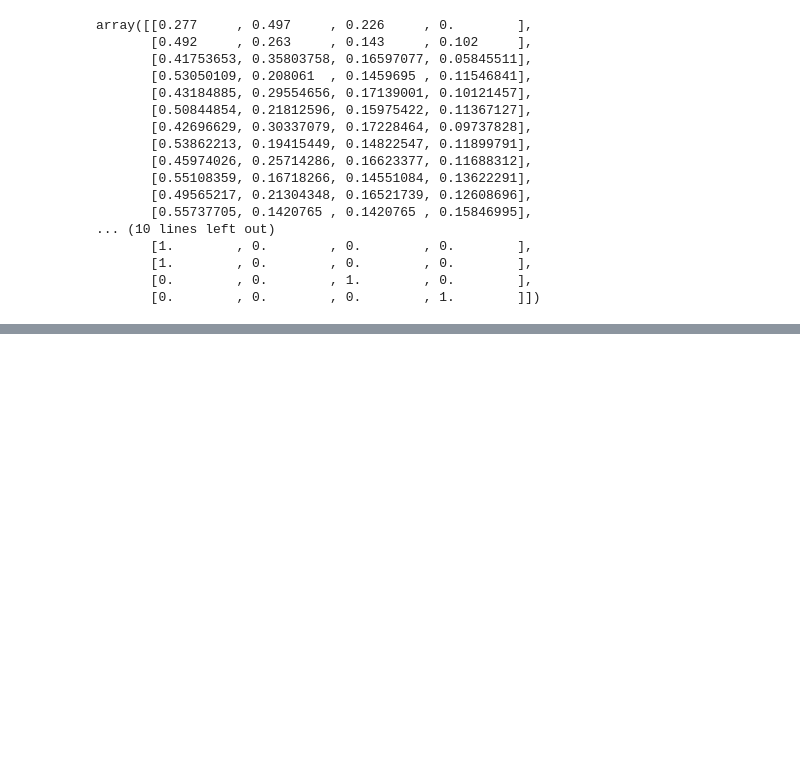
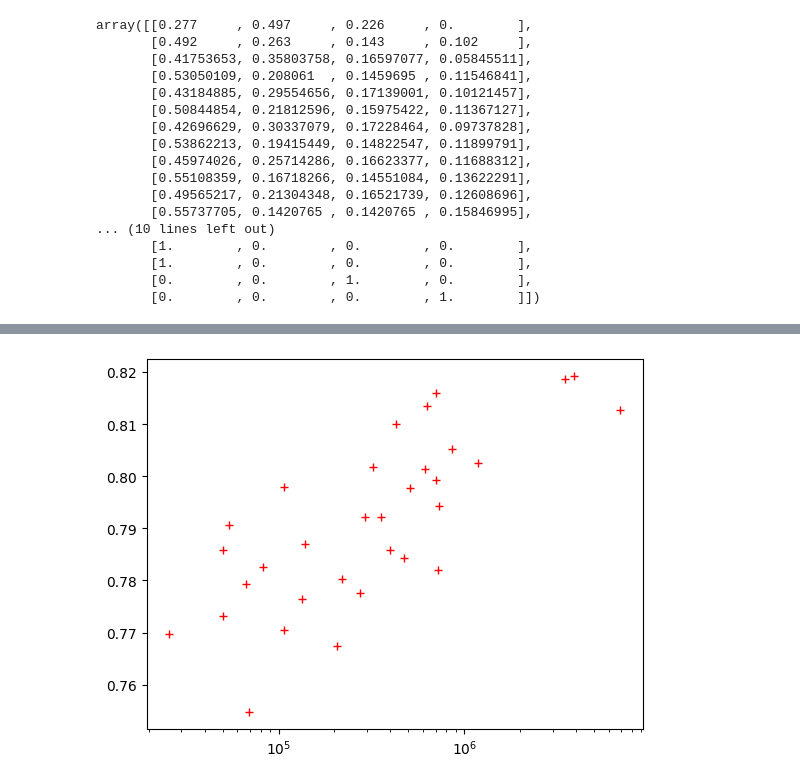
Before and after one commit to coni26/Intents_classification, a Jupyter notebook: result_analysis.ipynb, the cells around one changed output, grey strips where cells are left out. Drawn from its saved outputs; the diff is of its cells as text; code cells hidden in the pictures; blank space fills up the shorter version.

```diff
--- a/result_analysis.ipynb
+++ b/result_analysis.ipynb
@@ -48,7 +44,2 @@ for i in range(len(test)):
 # %%
 ## A toi de jouer
-# %%
-# Label per position
-for i in range(max_len):
-    unique, counts = np.unique(true_mat[:,i], return_counts=True)
-    print(i, '––', dict(zip(unique, counts)))
@@ -134,3 +120,18 @@ array([[0.277     , 0.497     , 0.226     , 0.        ],
        [1.        , 0.        , 0.        , 0.        ],
        [0.        , 0.        , 1.        , 0.        ],
        [0.        , 0.        , 0.        , 1.        ]])
+# %%
+list_models = os.listdir('models/')
+list_models = sorted(list_models, key = lambda x:x.split('_')[-1] + x.split('_')[0][1::])
+# %%
+res = []
+for i, name in enumerate(tqdm(list_models)):
+    model = torch.load('models/' + name,  map_location=torch.device(device))
+    model = model.to(device)
+    encoder = name.split('_')[-1]
+    _, _, test = load_data_embedded(encoder, test_only=True)
+    accuracy, acc_per_position, acc_per_len, acc_first, acc_last = get_model_stats(model, test)
+    nb_parameters = get_nb_parameters(model)
+    res.append([encoder ,'_'.join(name.split('_')[:-1]), nb_parameters, accuracy, acc_per_position, acc_per_len, acc_first, acc_last])
+# %%
+df_res = pd.DataFrame(res, columns=['encoder', 'model', 'nb_parameters', 'accuracy', 'acc_per_position', 'acc_per_len', 'acc_first', 'acc_last'])
@@ -136,0 +158,5 @@ array([[0.277     , 0.497     , 0.226     , 0.        ],
+# %%
+plt.plot(df_res['nb_parameters'], df_res['accuracy'], 'r+')
+plt.xscale('log')
+# %% [output]
+[figure, added]
```
Also changed, not shown: parts of 7 cells of this notebook, 1 other file.
